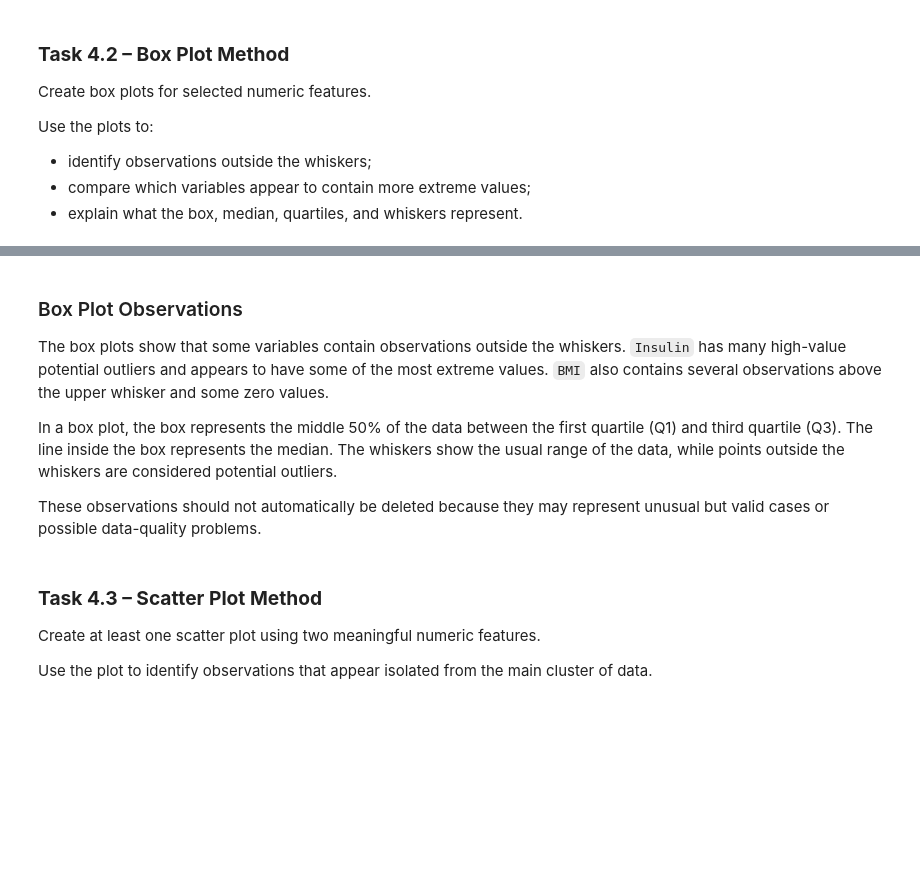
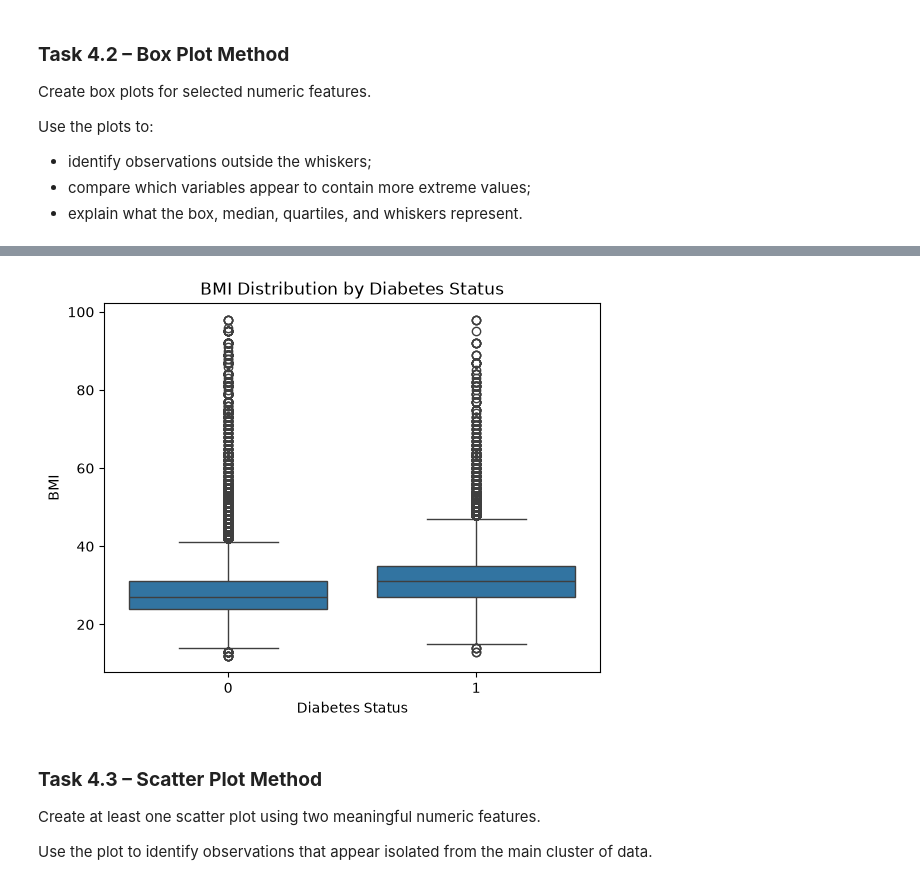
Before and after one commit to shainaulakh/Lab2-Data-Preprocessing, a Jupyter notebook: week5Lab.ipynb, the cells around one changed output, grey strips where cells are left out. Cells and saved outputs as stored; diff of their text form; code cells hidden in the pictures; blank space fills up the shorter version.

```diff
--- a/week5Lab.ipynb
+++ b/week5Lab.ipynb
@@ -1607,0 +1701,8 @@ Numeric features for outlier analysis:
+# %%
+diabetes["Health_Risk_Count"] = (
+    diabetes["HighBP"]
+    + diabetes["HighChol"]
+    + diabetes["Smoker"]
+    + diabetes["Stroke"]
+    + diabetes["HeartDiseaseorAttack"]
+)
@@ -1645,11 +1727,16 @@ for col in selected_features:
-# %% [markdown]
-### Box Plot Observations
-
-The box plots show that some variables contain observations outside the whiskers. `Insulin` has many high-value potential outliers and appears to have some of the most extreme values. `BMI` also contains several observations above the upper whisker and some zero values.
-
-In a box plot, the box represents the middle 50% of the data between the first quartile (Q1) and third quartile (Q3). The line inside the box represents the median. The whiskers show the usual range of the data, while points outside the whiskers are considered potential outliers.
-
-These observations should not automatically be deleted because they may represent unusual but valid cases or possible data-quality problems.
+# %%
+sns.boxplot(
+    data=diabetes,
+    x="Diabetes_binary",
+    y="BMI"
+)
+
+plt.title("BMI Distribution by Diabetes Status")
+plt.xlabel("Diabetes Status")
+plt.ylabel("BMI")
+plt.show()
+# %% [output]
+[figure, added]
 # %% [markdown]
 ### **Task 4.3 – Scatter Plot Method**
 
```
Also changed, not shown: parts of 62 cells of this notebook, 3 other files.
